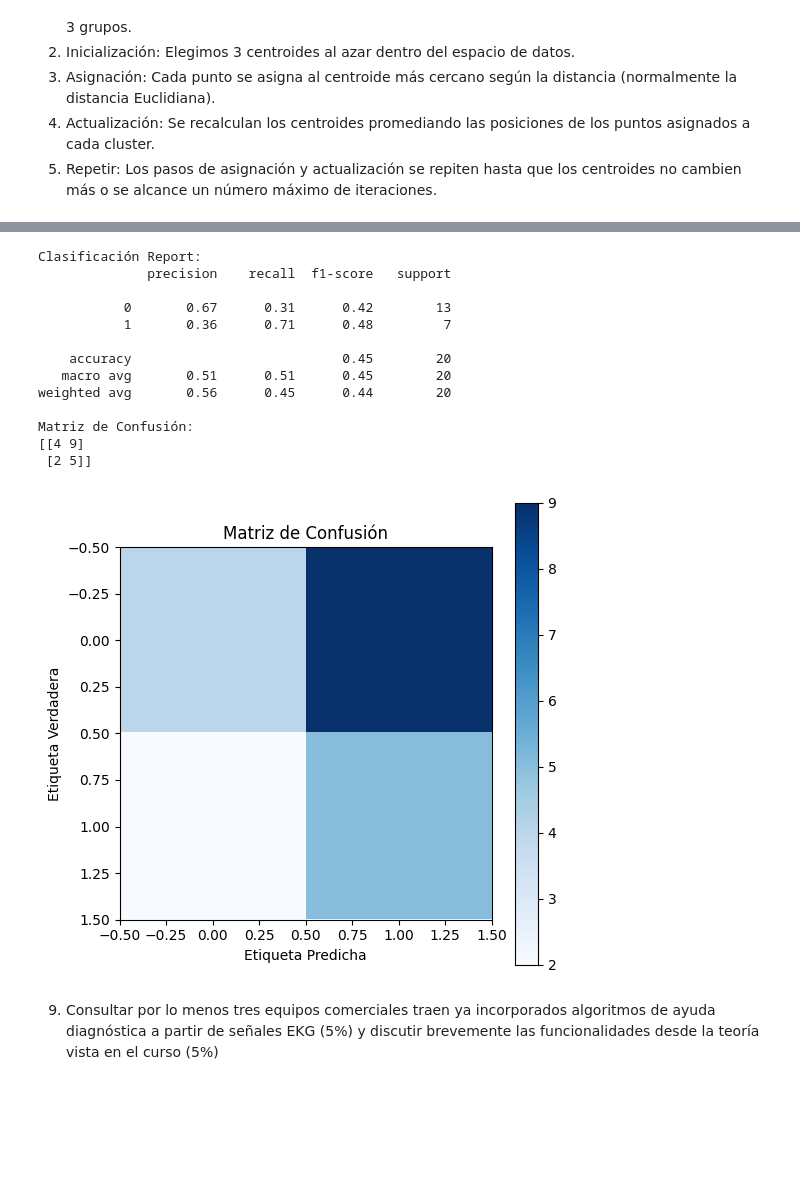
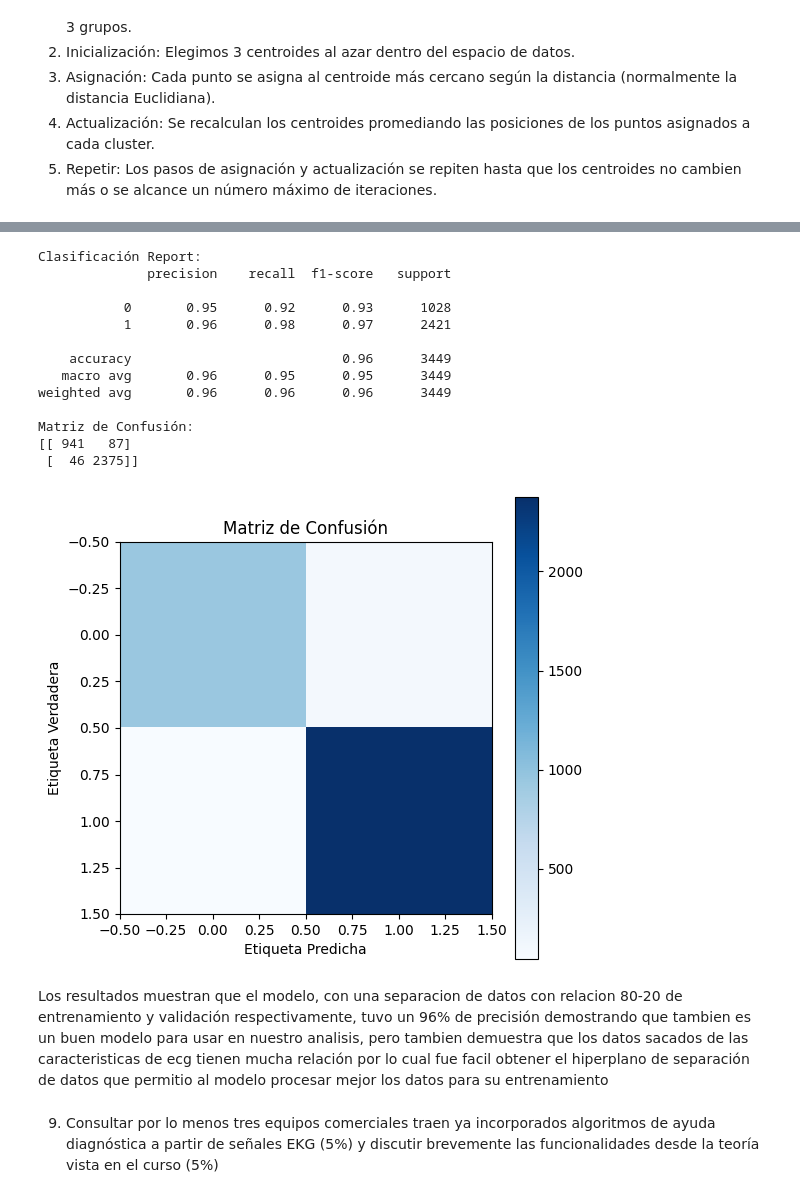
Before and after one commit to MariaOs02/LabBiosenales, a Jupyter notebook: Proyecto_4/Proyecto4.ipynb, the cells around one changed output, grey strips where cells are left out. Saved outputs shown, nothing was run; the diff lists cells and outputs as text; code cells hidden in the pictures; blank space fills up the shorter version.

```diff
--- a/Proyecto_4/Proyecto4.ipynb
+++ b/Proyecto_4/Proyecto4.ipynb
@@ -1082,11 +1103,11 @@ import matplotlib.pyplot as plt
 # Ejemplo de datos ficticios
 # X = características extraídas del ECG (por ejemplo, amplitudes, duraciones)
 # y = etiquetas correspondientes (0 = normal, 1 = anormal)
-X = np.random.randn(100, 5)  # Datos de ejemplo (100 muestras, 5 características)
-y = np.random.choice([0, 1], size=100)  # Etiquetas aleatorias (0 = normal, 1 = anormal)
+# X = np.random.randn(100, 5)  # Datos de ejemplo (100 muestras, 5 características)
+# y = np.random.choice([0, 1], size=100)  # Etiquetas aleatorias (0 = normal, 1 = anormal)
 
 # Dividir el conjunto de datos en entrenamiento y prueba (80% entrenamiento, 20% prueba)
-X_train, X_test, y_train, y_test = train_test_split(X, y, test_size=0.2, random_state=42)
+# X_train, X_test, y_train, y_test = train_test_split(X, y, test_size=0.2, random_state=42)
 
 # Normalizar las características para mejorar el rendimiento de SVM
 scaler = StandardScaler()
@@ -1097,41 +1118,43 @@ X_test_scaled = scaler.transform(X_test)
 svm_model = SVC(kernel='rbf', C=1, gamma='scale')  # 'C' controla la regularización, 'gamma' controla el kernel RBF
 
 # Entrenar el modelo con los datos de entrenamiento
 svm_model.fit(X_train_scaled, y_train)
 
 # Realizar predicciones en los datos de prueba
 y_pred = svm_model.predict(X_test_scaled)
 
 # Evaluar el modelo
 print("Clasificación Report:")
 print(classification_report(y_test, y_pred))  # Reporte de precisión, recall, f1-score
 
 print("Matriz de Confusión:")
 print(confusion_matrix(y_test, y_pred))  # Matriz de confusión para ver los verdaderos positivos, negativos, etc.
 
 # Graficar la matriz de confusión
 plt.figure(figsize=(6, 6))
 plt.imshow(confusion_matrix(y_test, y_pred), interpolation='nearest', cmap=plt.cm.Blues)
 plt.title('Matriz de Confusión')
 plt.colorbar()
 plt.xlabel('Etiqueta Predicha')
 plt.ylabel('Etiqueta Verdadera')
 plt.show()
 # %% [output]
 Clasificación Report:
               precision    recall  f1-score   support
 
-           0       0.67      0.31      0.42        13
-           1       0.36      0.71      0.48         7
+           0       0.95      0.92      0.93      1028
+           1       0.96      0.98      0.97      2421
 
-    accuracy                           0.45        20
-   macro avg       0.51      0.51      0.45        20
-weighted avg       0.56      0.45      0.44        20
+    accuracy                           0.96      3449
+   macro avg       0.96      0.95      0.95      3449
+weighted avg       0.96      0.96      0.96      3449
 
 Matriz de Confusión:
-[[4 9]
- [2 5]]
+[[ 941   87]
+ [  46 2375]]
-[figure, old version]
+[figure, new version]
+# %% [markdown]
+Los resultados muestran que el modelo, con una separacion de datos con relacion 80-20 de entrenamiento y validación respectivamente, tuvo un 96% de precisión demostrando que tambien es un buen modelo para usar en nuestro analisis, pero tambien demuestra que los datos sacados de las caracteristicas de ecg tienen mucha relación por lo cual fue facil obtener el hiperplano de separación de datos que permitio al modelo procesar mejor los datos para su entrenamiento
 # %% [markdown]
 9. Consultar por lo menos tres equipos comerciales traen ya incorporados algoritmos de ayuda diagnóstica a partir de señales EKG (5%) y discutir brevemente las funcionalidades desde la teoría vista en el curso (5%)
 # %% [markdown]
```
Also changed, not shown: parts of 9 cells of this notebook.
